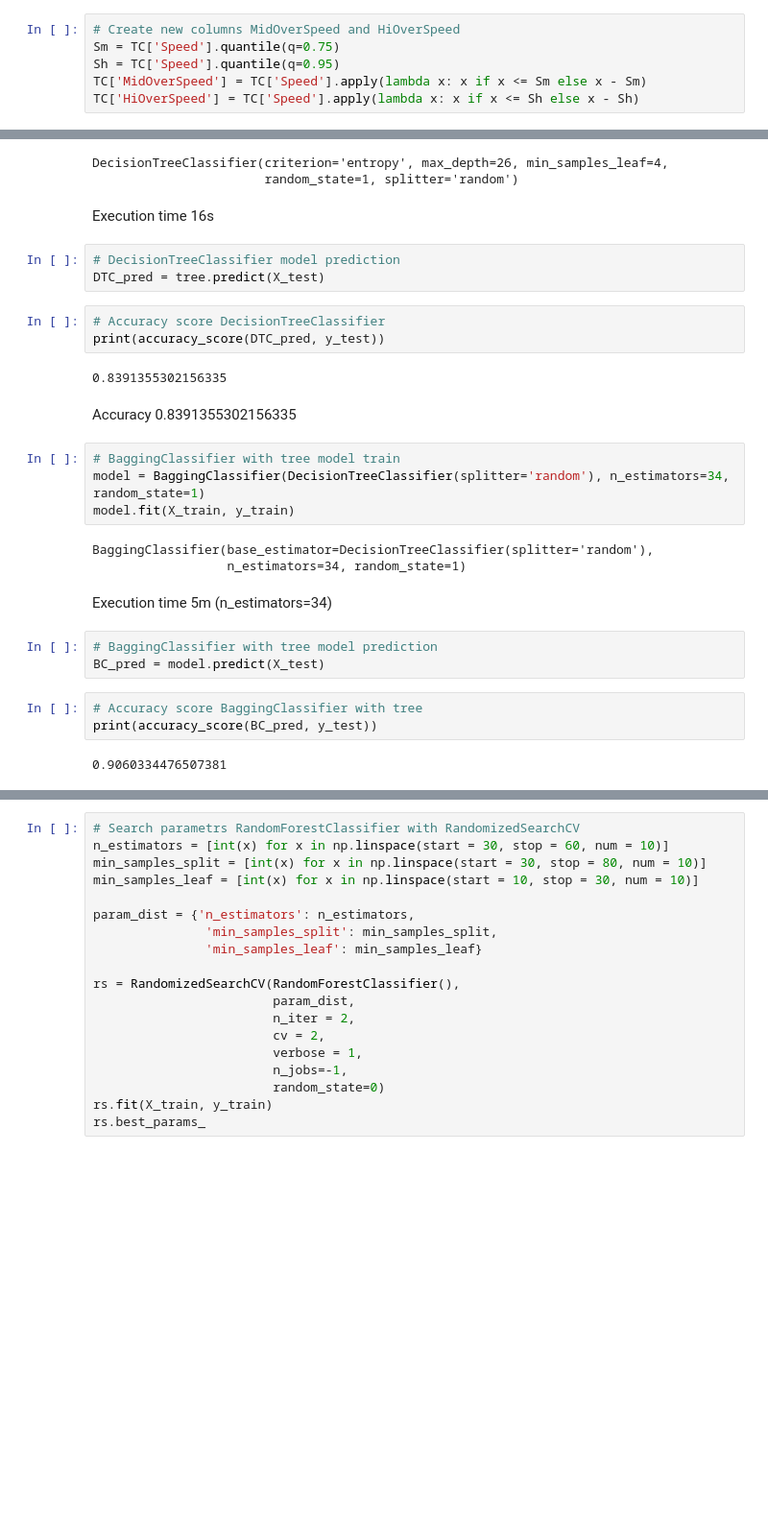
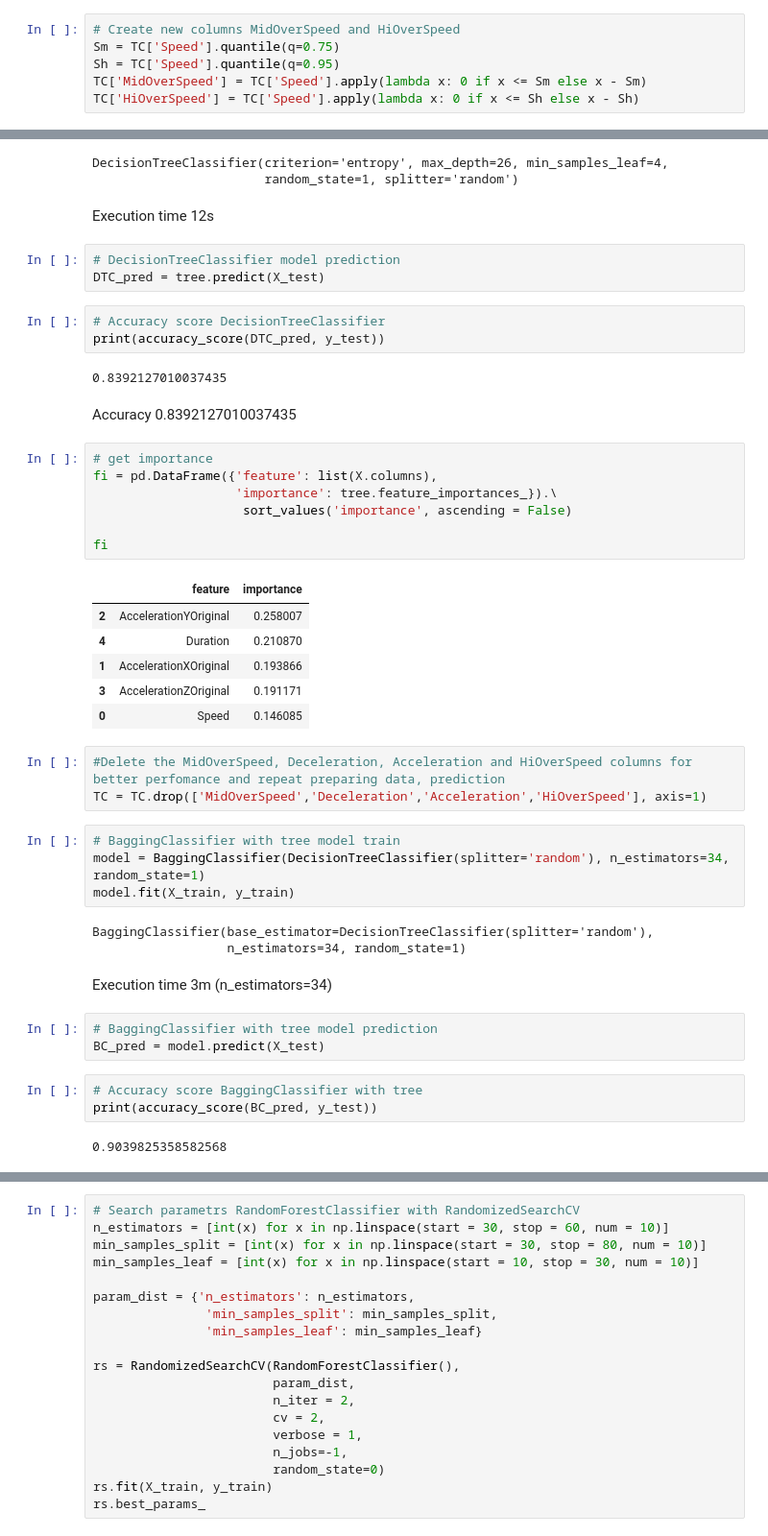
Before and after one commit to Cepera90/test, a Jupyter notebook: test_3.ipynb, the cells around one changed output, grey strips where cells are left out. Shown at 96% size. Saved outputs shown, nothing was run; the diff lists cells and outputs as text; blank space fills up the shorter version.

```diff
--- a/test_3.ipynb
+++ b/test_3.ipynb
@@ -28,8 +28,8 @@ We see what median passanger user speed more when drivers speed (I think because
 # Create new columns MidOverSpeed and HiOverSpeed
 Sm = TC['Speed'].quantile(q=0.75)
 Sh = TC['Speed'].quantile(q=0.95)
-TC['MidOverSpeed'] = TC['Speed'].apply(lambda x: x if x <= Sm else x - Sm)
-TC['HiOverSpeed'] = TC['Speed'].apply(lambda x: x if x <= Sh else x - Sh)
+TC['MidOverSpeed'] = TC['Speed'].apply(lambda x: 0 if x <= Sm else x - Sm)
+TC['HiOverSpeed'] = TC['Speed'].apply(lambda x: 0 if x <= Sh else x - Sh)
 # %%
 # Open rich_tracks_2
 RT = pd.read_csv("/content/drive/MyDrive/test/rich_tracks_2.csv")
@@ -90,7 +90,7 @@ tree.fit(X_train, y_train)
 DecisionTreeClassifier(criterion='entropy', max_depth=26, min_samples_leaf=4,
                        random_state=1, splitter='random')
 # %% [markdown]
-Execution time 16s
+Execution time 12s
 # %%
 # DecisionTreeClassifier model prediction
 DTC_pred = tree.predict(X_test)
@@ -98,9 +98,26 @@ DTC_pred = tree.predict(X_test)
 # Accuracy score DecisionTreeClassifier
 print(accuracy_score(DTC_pred, y_test))
 # %% [output]
-0.8391355302156335
+0.8392127010037435
 # %% [markdown]
-Accuracy 0.8391355302156335
+Accuracy 0.8392127010037435
+# %%
+# get importance
+fi = pd.DataFrame({'feature': list(X.columns),
+                   'importance': tree.feature_importances_}).\
+                    sort_values('importance', ascending = False)
+
+fi
+# %% [output]
+|  | feature | importance |
+| 2 | AccelerationYOriginal | 0.258007 |
+| 4 | Duration | 0.210870 |
+| 1 | AccelerationXOriginal | 0.193866 |
+| 3 | AccelerationZOriginal | 0.191171 |
+| 0 | Speed | 0.146085 |
+# %%
+#Delete the MidOverSpeed, Deceleration, Acceleration and HiOverSpeed columns for better perfomance and repeat preparing data, prediction
+TC = TC.drop(['MidOverSpeed','Deceleration','Acceleration','HiOverSpeed'], axis=1)
 # %%
 # BaggingClassifier with tree model train
 model = BaggingClassifier(DecisionTreeClassifier(splitter='random'), n_estimators=34, random_state=1)
@@ -109,7 +126,7 @@ model.fit(X_train, y_train)
 BaggingClassifier(base_estimator=DecisionTreeClassifier(splitter='random'),
                   n_estimators=34, random_state=1)
 # %% [markdown]
-Execution time 5m (n_estimators=34)
+Execution time 3m (n_estimators=34)
 # %%
 # BaggingClassifier with tree model prediction
 BC_pred = model.predict(X_test)
@@ -117,5 +134,5 @@ BC_pred = model.predict(X_test)
 # Accuracy score BaggingClassifier with tree
 print(accuracy_score(BC_pred, y_test))
 # %% [output]
-0.9060334476507381
+0.9039825358582568
 # %% [markdown]
```
Also changed, not shown: parts of 1 cell of this notebook.
